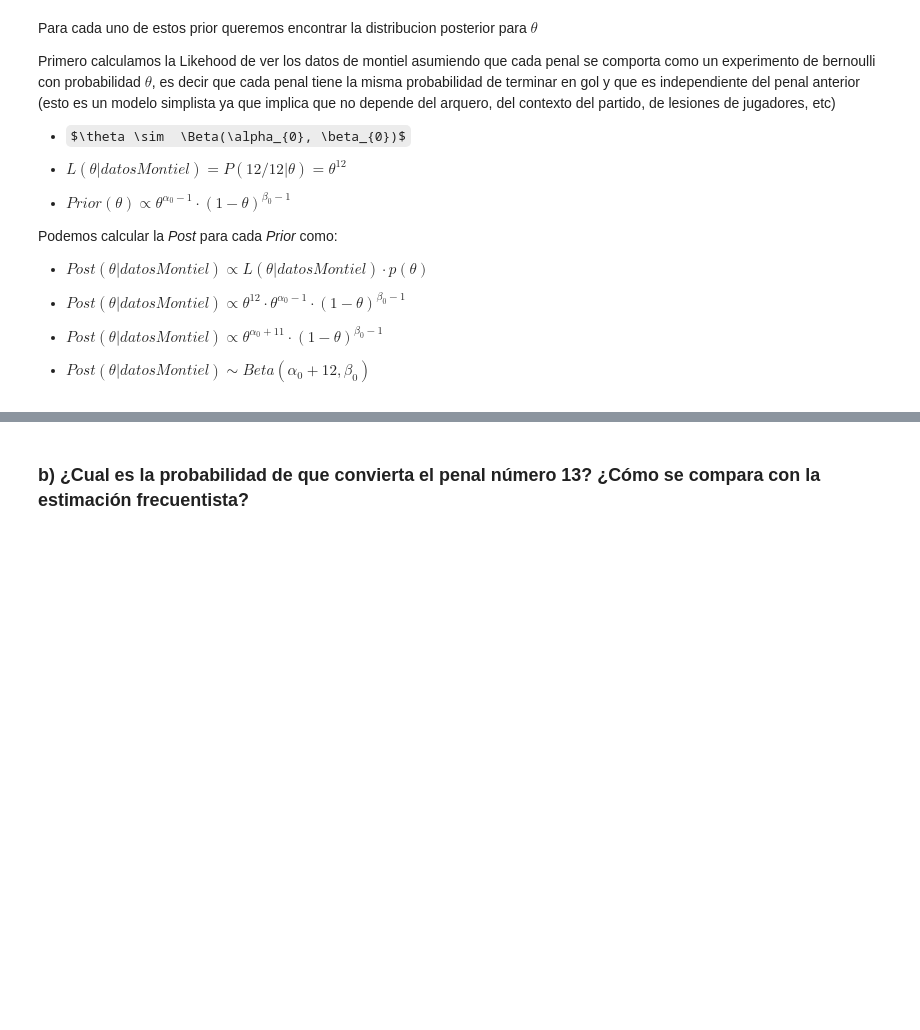
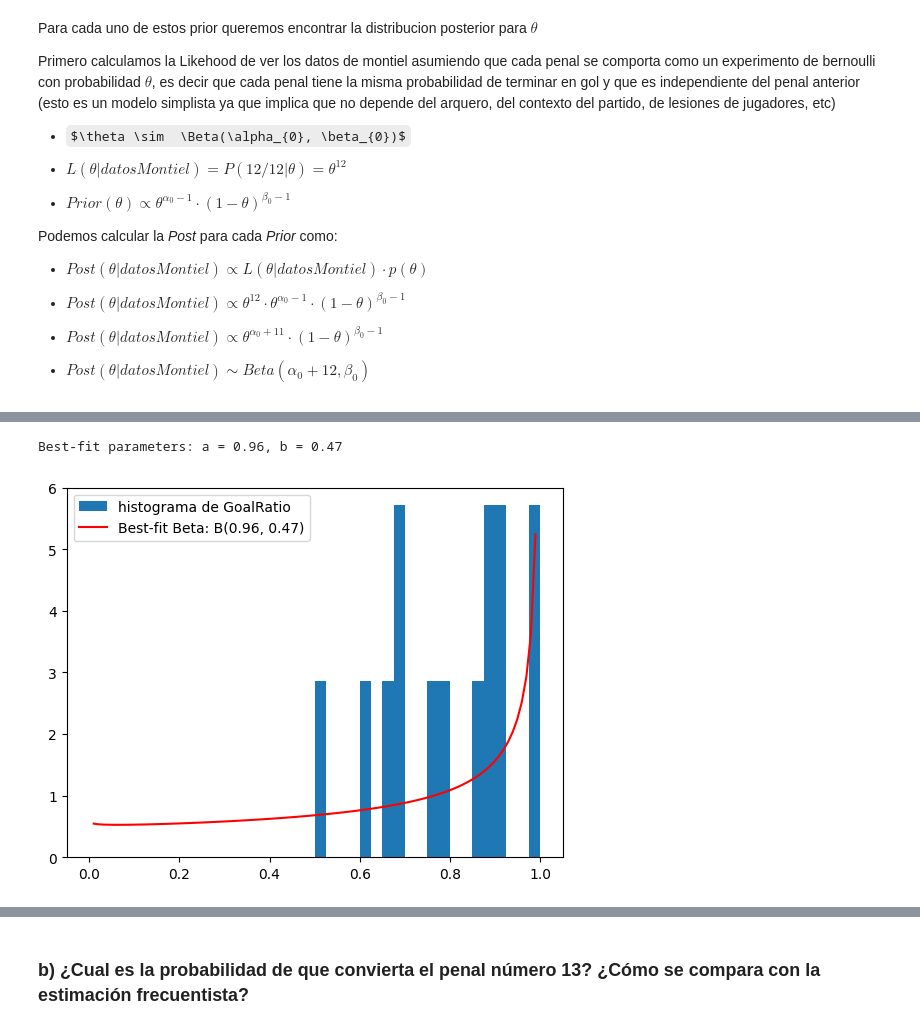
Before and after one commit to MatiMoran/EstimacionBayesiana, a Jupyter notebook: guias/guia1/entrega_1.ipynb, the cells around one changed output, grey strips where cells are left out. Cells and saved outputs as stored; diff of their text form; code cells hidden in the pictures; some formulas as TeX source; blank space fills up the shorter version.

```diff
--- a/guias/guia1/entrega_1.ipynb
+++ b/guias/guia1/entrega_1.ipynb
@@ -113,0 +119,23 @@ plt.show()
+# %%
+def beta_pdf(x, a, b):
+    return beta.pdf(x, a, b)
+
+def fit_beta_distribution(x, y):
+    popt, pcov = curve_fit(beta_pdf, x, y)
+    return popt[0], popt[1]
+
+hist, bin_edges = np.histogram(df_arg['GoalRatio'], bins=np.unique(df_arg['GoalRatio']))
+alpha_0, beta_0 = fit_beta_distribution(bin_edges[:-1], hist)
+
+print("Best-fit parameters: a = {:.2f}, b = {:.2f}".format(alpha_0, beta_0))
+
+x = np.linspace(0, 1, 100)
+y = beta_pdf(x, alpha_0, beta_0)
+plt.hist(df_arg['GoalRatio'], label='histograma de GoalRatio', bins=20, density=True)
+plt.plot(x, y, 'r-', label='Best-fit Beta: B({:.2f}, {:.2f})'.format(alpha_0, beta_0))
+plt.legend()
+plt.xlim(-0.05, 1.05)
+plt.show()
+# %% [output]
+Best-fit parameters: a = 0.96, b = 0.47
+[figure, added]
```
Also changed, not shown: parts of 10 cells of this notebook, 3 other files.
